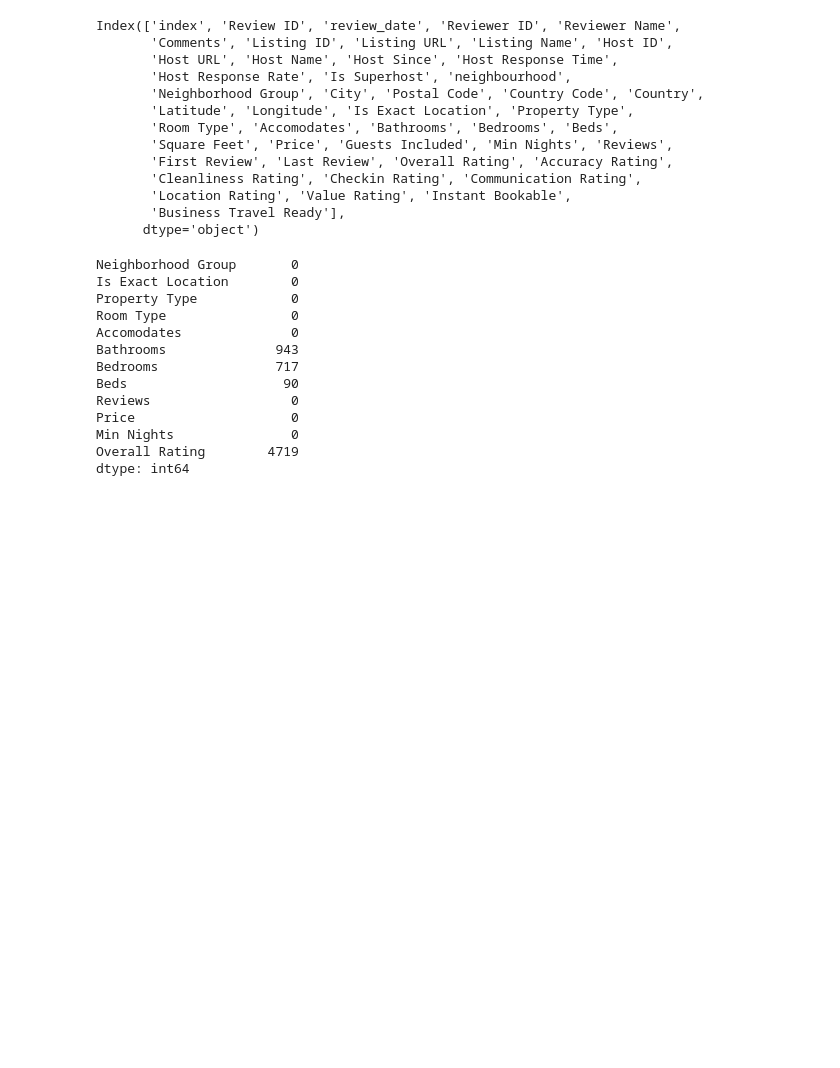
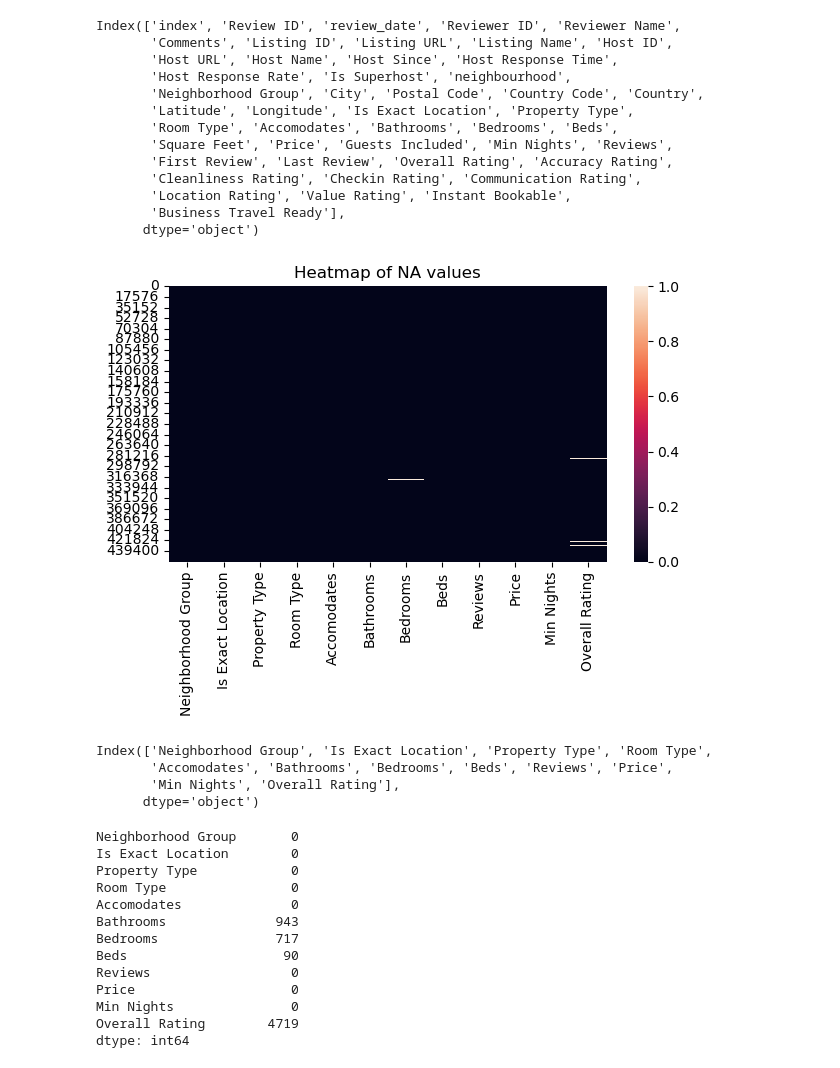
Before and after one commit to NMARGOS/ListingClassification, a Jupyter notebook: Arbnb_listings_diagnostic.ipynb, the cells around one changed output. Drawn from its saved outputs; the diff is of its cells as text; code cells hidden in the pictures; blank space fills up the shorter version.

```diff
--- a/Arbnb_listings_diagnostic.ipynb
+++ b/Arbnb_listings_diagnostic.ipynb
@@ -80,6 +118,22 @@ Index(['index', 'Review ID', 'review_date', 'Reviewer ID', 'Reviewer Name',
 df_filtered =df[["Neighborhood Group","Is Exact Location","Property Type",
     "Room Type","Accomodates","Bathrooms","Bedrooms","Beds","Reviews",
                  "Price","Min Nights","Overall Rating"]]
+# %%
+#visualize NA values as a heatmap
+sns.heatmap(df_filtered.isna())
+plt.title("Heatmap of NA values")
+plt.xticks(rotation=90)
+plt.tight_layout()
+#plt.savefig("NA_values_heatmap.jpg") Uncomment to save the figure
+# %% [output]
+[figure, added]
+# %%
+df_filtered.isna().columns
+# %% [output]
+Index(['Neighborhood Group', 'Is Exact Location', 'Property Type', 'Room Type',
+       'Accomodates', 'Bathrooms', 'Bedrooms', 'Beds', 'Reviews', 'Price',
+       'Min Nights', 'Overall Rating'],
+      dtype='object')
 # %%
 #find na values
 df_filtered.isna().sum()
```
Also changed, not shown: parts of 98 cells of this notebook.
